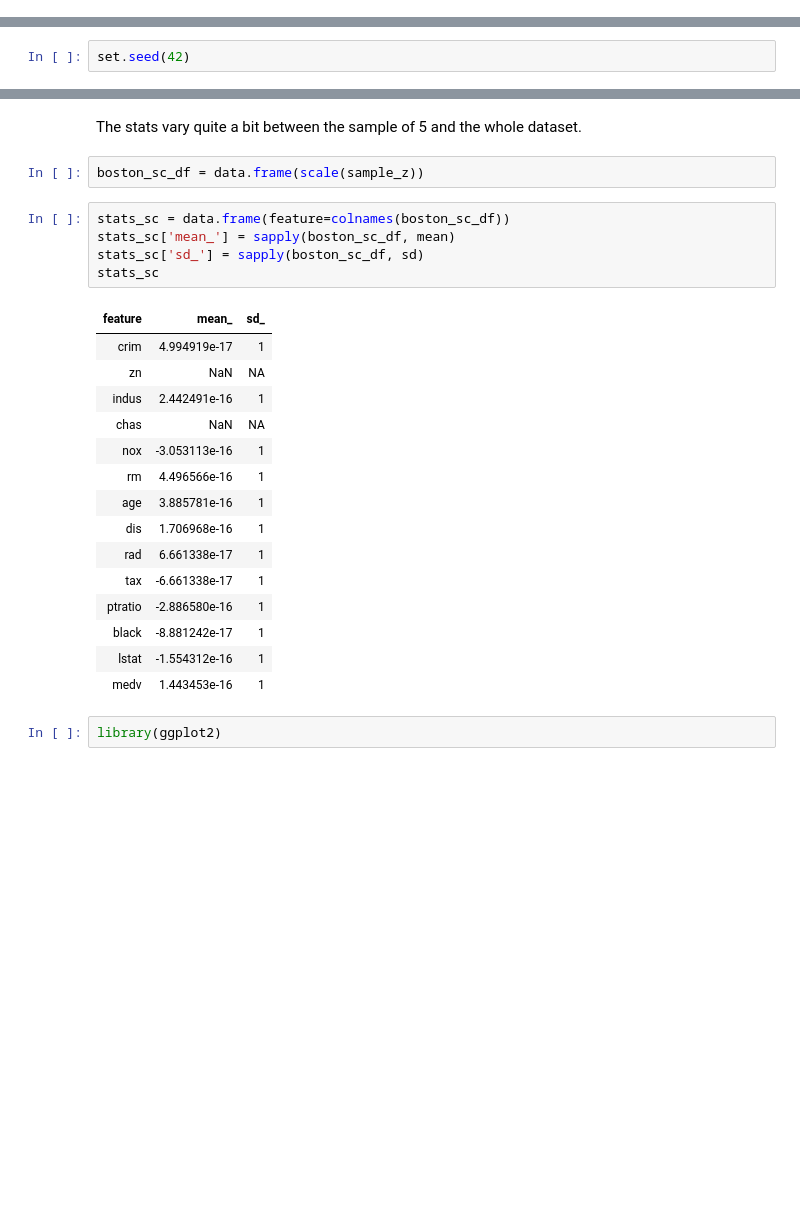
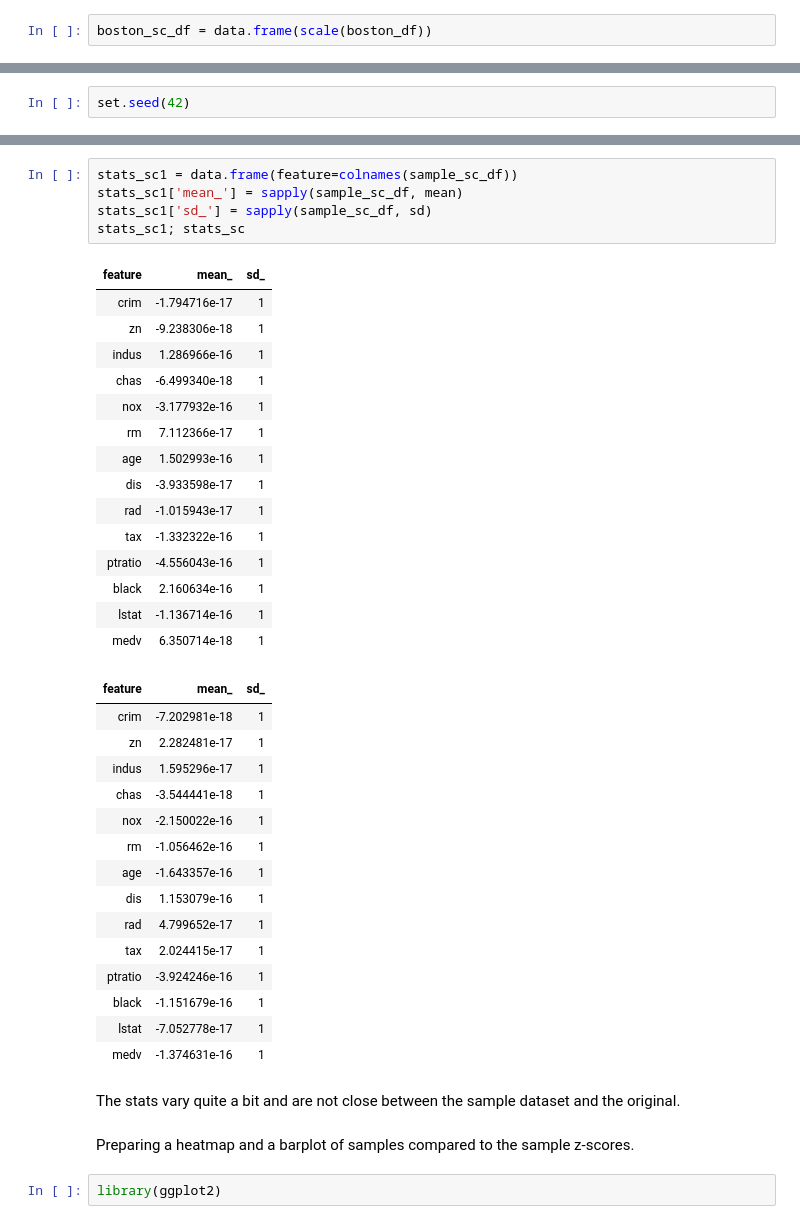
Before and after one commit to cleonadja/Boston-Housing-Data, a Jupyter notebook: ipynb/02-sample_analysis.ipynb, the cells around one changed output, grey strips where cells are left out. Saved outputs shown, nothing was run; the diff lists cells and outputs as text; blank space fills up the shorter version.

```diff
--- a/ipynb/02-sample_analysis.ipynb
+++ b/ipynb/02-sample_analysis.ipynb
@@ -37,0 +39,2 @@ library(dplyr, warn.conflicts = FALSE)
+# %%
+boston_sc_df = data.frame(scale(boston_df))
@@ -64,27 +92,42 @@ stats_sc
+# %%
+stats_sc1 = data.frame(feature=colnames(sample_sc_df))
+stats_sc1['mean_'] = sapply(sample_sc_df, mean)
+stats_sc1['sd_'] = sapply(sample_sc_df, sd)
+stats_sc1; stats_sc
+# %% [output]
+| feature | mean_ | sd_ |
+| crim | -1.794716e-17 | 1 |
+| zn | -9.238306e-18 | 1 |
+| indus | 1.286966e-16 | 1 |
+| chas | -6.499340e-18 | 1 |
+| nox | -3.177932e-16 | 1 |
+| rm | 7.112366e-17 | 1 |
+| age | 1.502993e-16 | 1 |
+| dis | -3.933598e-17 | 1 |
+| rad | -1.015943e-17 | 1 |
+| tax | -1.332322e-16 | 1 |
+| ptratio | -4.556043e-16 | 1 |
+| black | 2.160634e-16 | 1 |
+| lstat | -1.136714e-16 | 1 |
+| medv | 6.350714e-18 | 1 |
+| feature | mean_ | sd_ |
+| crim | -7.202981e-18 | 1 |
+| zn | 2.282481e-17 | 1 |
+| indus | 1.595296e-17 | 1 |
+| chas | -3.544441e-18 | 1 |
+| nox | -2.150022e-16 | 1 |
+| rm | -1.056462e-16 | 1 |
+| age | -1.643357e-16 | 1 |
+| dis | 1.153079e-16 | 1 |
+| rad | 4.799652e-17 | 1 |
+| tax | 2.024415e-17 | 1 |
+| ptratio | -3.924246e-16 | 1 |
+| black | -1.151679e-16 | 1 |
+| lstat | -7.052778e-17 | 1 |
+| medv | -1.374631e-16 | 1 |
 # %% [markdown]
-The stats vary quite a bit between the sample of 5 and the whole dataset.
+The stats vary quite a bit and are not close between the sample dataset and the original.
-# %%
-boston_sc_df = data.frame(scale(sample_z))
-# %%
-stats_sc = data.frame(feature=colnames(boston_sc_df))
-stats_sc['mean_'] = sapply(boston_sc_df, mean)
-stats_sc['sd_'] = sapply(boston_sc_df, sd)
-stats_sc
-# %% [output]
-| feature | mean_ | sd_ |
-| crim | 4.994919e-17 | 1 |
-| zn | NaN | NA |
-| indus | 2.442491e-16 | 1 |
-| chas | NaN | NA |
-| nox | -3.053113e-16 | 1 |
-| rm | 4.496566e-16 | 1 |
-| age | 3.885781e-16 | 1 |
-| dis | 1.706968e-16 | 1 |
-| rad | 6.661338e-17 | 1 |
-| tax | -6.661338e-17 | 1 |
-| ptratio | -2.886580e-16 | 1 |
-| black | -8.881242e-17 | 1 |
-| lstat | -1.554312e-16 | 1 |
-| medv | 1.443453e-16 | 1 |
+# %% [markdown]
+Preparing a heatmap and a barplot of samples compared to the sample z-scores.
 # %%
 library(ggplot2)
```
Also changed, not shown: parts of 14 cells of this notebook, 3 other files.
